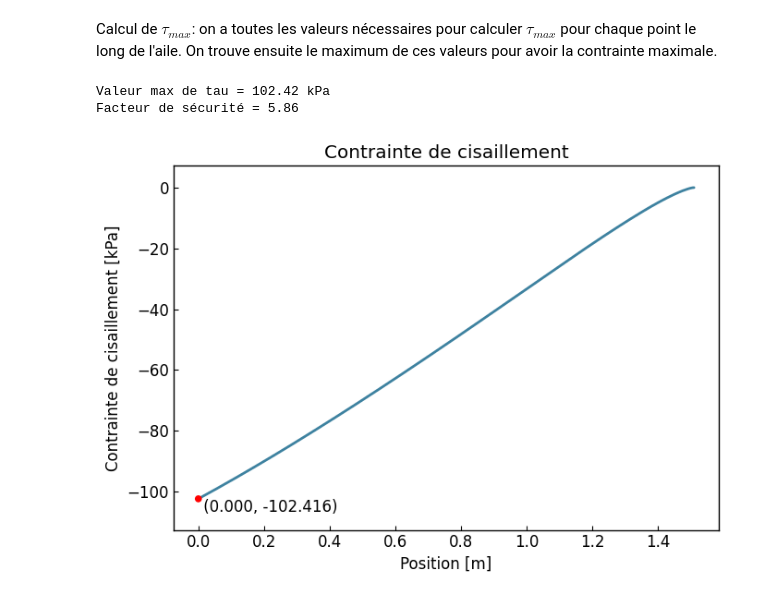
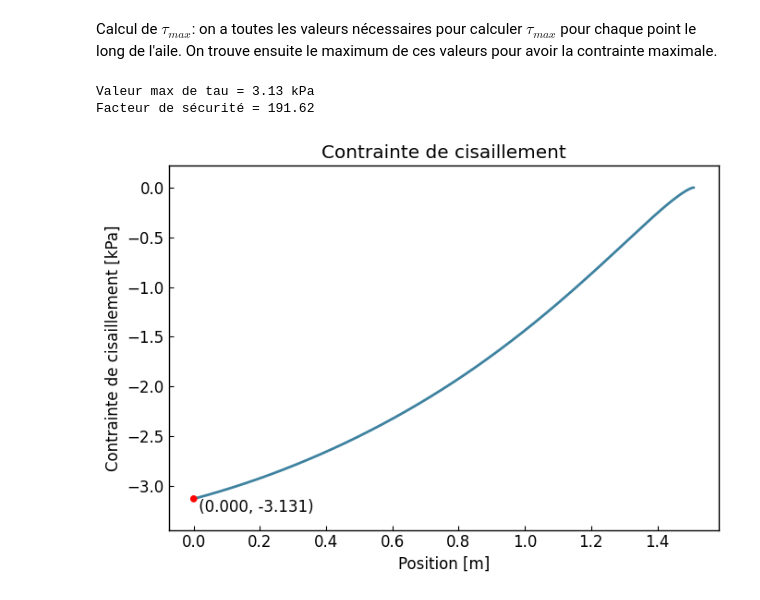
Before and after one commit to Oddball777/etude_cas_rdm, a Jupyter notebook: etude_cas_rdm/main.ipynb, the cells around one changed output. Cells and saved outputs as stored; diff of their text form; code cells hidden in the pictures.

```diff
--- a/etude_cas_rdm/main.ipynb
+++ b/etude_cas_rdm/main.ipynb
@@ -72,7 +72,7 @@ class RevAile(BaseAile):
         return 0.17878 * (self.c(position_l) ** 3) * self.epaisseur
 
     def I_xy(self, position_l: Annotated[float, Field(ge=0, le=1.51)]):
-        return -0.0010805 * self.c(position_l) ** 3 * self.epaisseur
+        return -0.0010805 * (self.c(position_l) ** 3) * self.epaisseur
 
 
 class CoeurAile(BaseAile):
@@ -100,13 +100,13 @@ class CoeurAile(BaseAile):
         return 600e3
 
     def I_x(self, position_l: Annotated[float, Field(ge=0, le=1.51)]):
-        return 9.8490e-5 * self.c(position_l) ** 4
+        return 9.8490e-5 * (self.c(position_l) ** 4)
 
     def I_y(self, position_l: Annotated[float, Field(ge=0, le=1.51)]):
-        return 4.3219e-3 * self.c(position_l) ** 4
+        return 4.3219e-3 * (self.c(position_l) ** 4)
 
     def I_xy(self, position_l: Annotated[float, Field(ge=0, le=1.51)]):
-        return 8.3263e-5 * self.c(position_l) ** 4
+        return 8.3263e-5 * (self.c(position_l) ** 4)
 
     def centroide_x(self, position_l: Annotated[float, Field(ge=0, le=1.51)]):
         return 0.40575 * self.c(position_l)
@@ -315,0 +316,8 @@ On sait que $\tau$ est maximale à l'axe neutre. On va donc calculer les variabl
+# %%
+valeurs_I_x_coeur = [coeur_aile.I_x(l) for l in positions_aile]
+curve_I_x_coeur = gl.Curve(positions_aile, valeurs_I_x_coeur)
+
+# Graphique
+fig = gl.Figure(size=(7, 5), x_label="Position le long de l'aile [m]", y_label='$I_x$ [$m^4$]', title="Moment d'inertie $I_x$ du coeur")
+fig.add_elements(curve_I_x_coeur)
+fig.show()
@@ -334,7 +344,7 @@ x_profile_masked, y_profile_masked = zip(*sorted(zip(x_profile_masked, y_profile
 curve_profile_masked = gl.Curve(x_profile_masked, y_profile_masked)
 
 # Rapporter à zéro pour faciliter le calcul de l'aire/centroide
-shift = min(curve_profile_masked)
+shift = y_centroide_coeur
 curve_masked_shifted = curve_profile_masked - shift
 
 
@@ -403,31 +413,31 @@ fig._figure
 # %% [markdown]
 Calcul de $\tau_{max}$: on a toutes les valeurs nécessaires pour calculer $\tau_{max}$ pour chaque point le long de l'aile. On trouve ensuite le maximum de ces valeurs pour avoir la contrainte maximale.
 # %%
-curve_tau = curve_q * curve_v / (curve_t * curve_I_x * 1e3)  # en kPa
+curve_tau = curve_q * curve_v / (curve_t * curve_I_x_coeur * 1e3)  # en kPa
 
 # Calcul du maximum de tau absolu et du facteur de sécurité
 point_max_tau = curve_tau.create_point_at_x(0)
 point_max_tau.add_coordinates()
 point_max_tau.color = 'red'
 point_max_tau.v_align = 'top'
 max_tau = abs(point_max_tau.y)
 
 
 facteur_securite_tau = coeur_aile.c_rupture_cisaillement_dans_plan * 1e-3 / max_tau
 print(f"Valeur max de tau = {max_tau:.2f} kPa")
 print(f"Facteur de sécurité = {facteur_securite_tau:.2f}")
 
 # Graphique
 fig = gl.Figure(size=(7, 5),
                 x_label='Position [m]',
                 y_label='Contrainte de cisaillement [kPa]',
                 title='Contrainte de cisaillement',
                 y_lim=(-1.1 * max_tau, 0.07 * max_tau),
 )
 fig.add_elements(curve_tau, point_max_tau)
 plt.close()
 fig.show()
 # %% [output]
-Valeur max de tau = 102.42 kPa
-Facteur de sécurité = 5.86
+Valeur max de tau = 3.13 kPa
+Facteur de sécurité = 191.62
-[figure, old version]
+[figure, new version]
```
Also changed, not shown: parts of 6 cells of this notebook.
